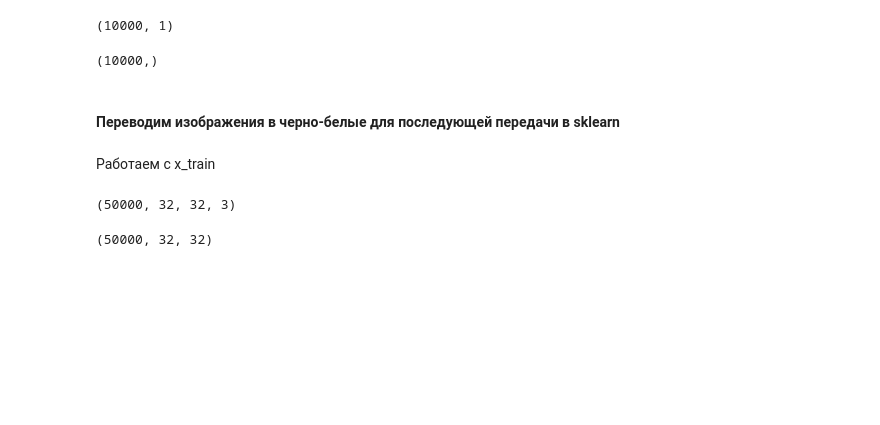
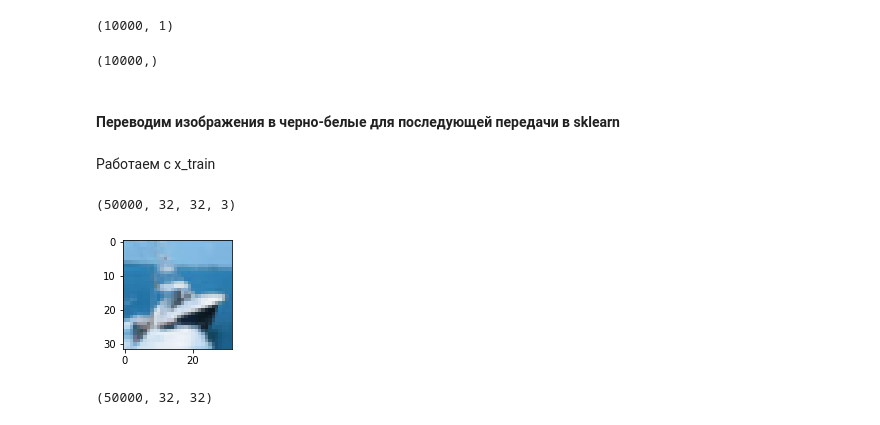
Before and after one commit to GeorgiyDemo/CoursepaperCifar10, a Jupyter notebook: MAIN.ipynb, the cells around one changed output. Drawn from its saved outputs; the diff is of its cells as text; code cells hidden in the pictures; blank space fills up the shorter version.

```diff
--- a/MAIN.ipynb
+++ b/MAIN.ipynb
@@ -43,12 +73,20 @@ y_test.shape
 (10000,)
 # %% [markdown]
 #### Переводим изображения в черно-белые для последующей передачи в sklearn
+# %%
+def show_image(img):
+    plt.figure(figsize = (32,2))
+    plt.imshow(img)
 # %% [markdown]
 Работаем с x_train
 # %%
 X_trainRGB.shape
 # %% [output]
 (50000, 32, 32, 3)
+# %%
+show_image(X_trainRGB[8])
+# %% [output]
+[figure, added]
 # %%
 X_train = np.array([cv2.cvtColor(image, cv2.COLOR_BGR2GRAY) for image in X_trainRGB])
 # %%
```
Also changed, not shown: parts of 23 cells of this notebook, 1 other file.
